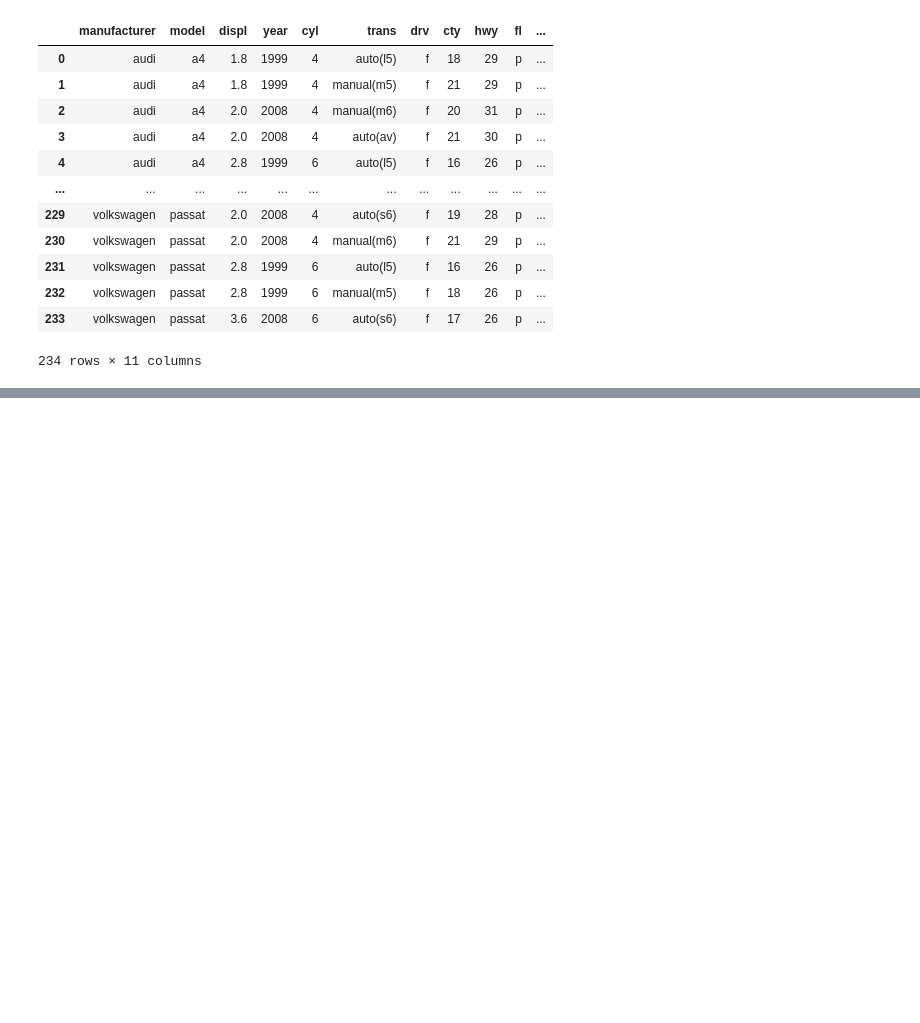
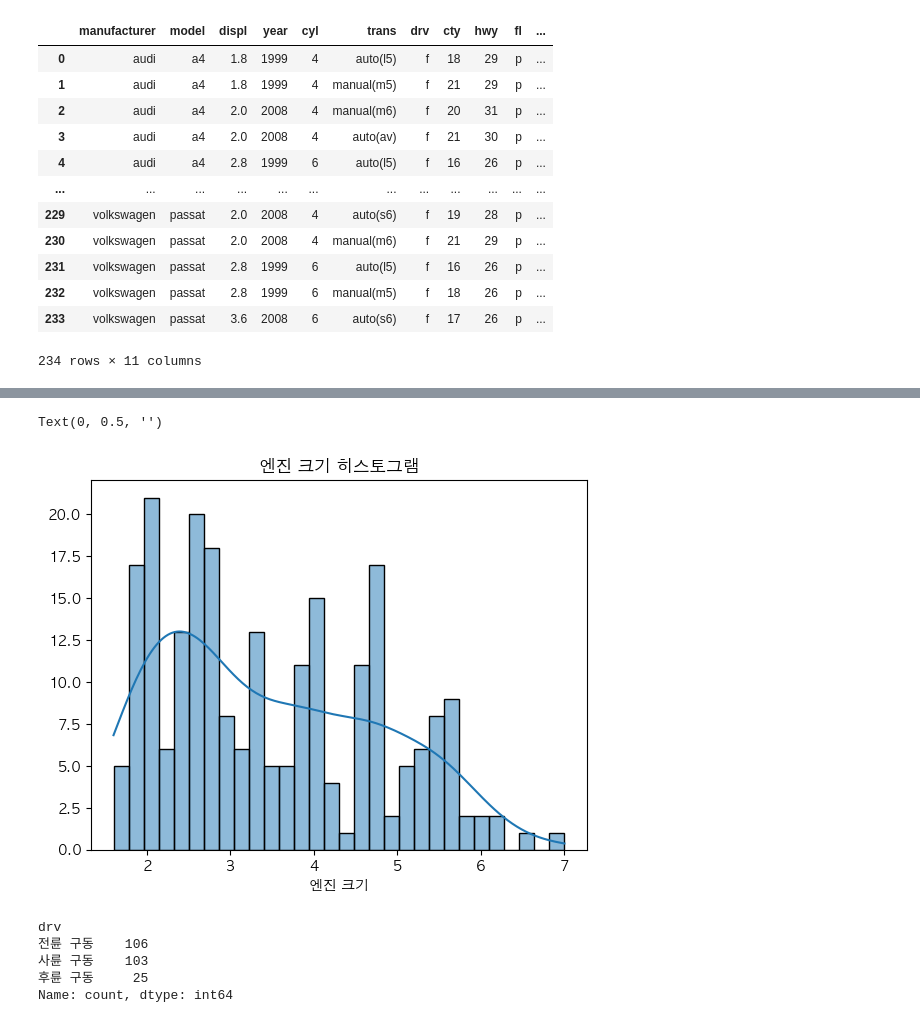
Before and after one commit to DowonMo/Visualization, a Jupyter notebook: 5_0_vehicle.ipynb, the cells around one changed output, grey strips where cells are left out. Saved outputs shown, nothing was run; the diff lists cells and outputs as text; code cells hidden in the pictures; blank space fills up the shorter version.

```diff
--- a/5_0_vehicle.ipynb
+++ b/5_0_vehicle.ipynb
@@ -45,0 +79,10 @@ df
+# %%
+plt.subplots()
+ax = sns.histplot(data = df, x = 'displ', bins = 30, kde = True)
+ax.set_title('엔진 크기 히스토그램')
+ax.set_xlabel('엔진 크기')
+ax.set_ylabel('')
+ax.set_xticks()
+# %% [output]
+Text(0, 0.5, '')
+[figure, added]
@@ -45,0 +104,8 @@ df
+# %%
+df['drv'].value_counts()
+# %% [output]
+drv
+전륜 구동    106
+사륜 구동    103
+후륜 구동     25
+Name: count, dtype: int64
```
Also changed, not shown: parts of 9 cells of this notebook.
